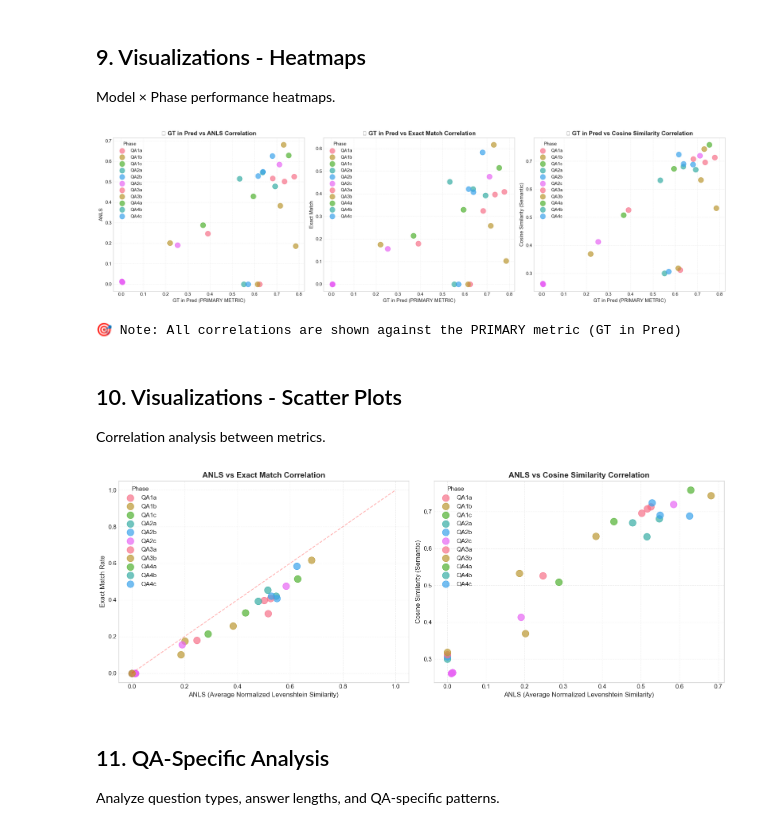
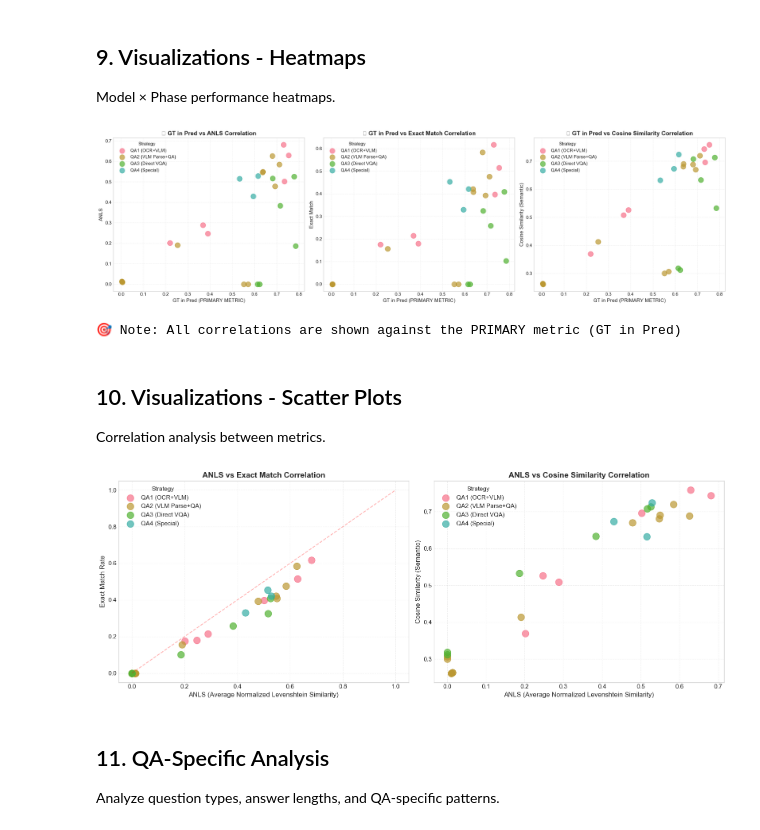
Before and after one commit to kenza-ily/disco, a Jupyter notebook: ocr_vs_vlm/results/4_notebooks/by_dataset/qa_infographicvqa.ipynb, the cells around one changed output. Saved outputs shown, nothing was run; the diff lists cells and outputs as text; code cells hidden in the pictures.

```diff
--- a/ocr_vs_vlm/results/4_notebooks/by_dataset/qa_infographicvqa.ipynb
+++ b/ocr_vs_vlm/results/4_notebooks/by_dataset/qa_infographicvqa.ipynb
@@ -837,7 +882,7 @@ print("Calculating per-sample metrics for box plots (using only valid rows)...")
 for phase, df in phase_dfs.items():
     pred_cols = [col for col in df.columns if col.startswith('prediction_')]
 
-    for pred_col in tqdm(pred_cols, desc=f"Phase {phase}", leave=False):
+    for pred_col in tqdm(pred_cols, desc=f"Strategy {phase}", leave=False):
         model = pred_col.replace('prediction_', '')
         err_col = f'error_{model}'
 
@@ -853,7 +898,7 @@ for phase, df in phase_dfs.items():
             )
 
             sample_metrics_data.append({
-                'Phase': phase,
+                'Strategy': phase,
                 'Model': model,
                 'GT in Pred': metrics['gt_in_pred'],  # PRIMARY METRIC
                 'ANLS': metrics['anls'],
@@ -881,7 +926,7 @@ for idx, metric in enumerate(metrics_for_boxplot):
         ordered=True
     )
 
-    sns.boxplot(data=sample_metrics_df_sorted, x='Model', y=metric, hue='Phase', ax=ax, palette='Set2')
+    sns.boxplot(data=sample_metrics_df_sorted, x='Model', y=metric, hue='Strategy', ax=ax, palette='Set2')
 
     # Emphasize primary metric
     title_prefix = "🎯 PRIMARY: " if metric == 'GT in Pred' else ""
@@ -892,7 +937,7 @@ for idx, metric in enumerate(metrics_for_boxplot):
     ax.set_ylabel(metric, fontsize=13)
     ax.set_xticklabels([get_model_display_name(t.get_text()) for t in ax.get_xticklabels()], rotation=45, ha='right')
     ax.grid(axis='y', alpha=0.3, linestyle='--')
-    ax.legend(title='Phase', loc='best')
+    ax.legend(title='Strategy', loc='best')
 
 # Hide last subplot if not needed
 if len(metrics_for_boxplot) < 6:
@@ -983,52 +1274,49 @@ Model × Phase performance heatmaps.
 # %%
 # Scatter plots: GT in Pred (PRIMARY) vs other metrics
 fig, axes = plt.subplots(1, 3, figsize=(21, 6))
 
 # GT in Pred vs ANLS
 ax1 = axes[0]
-for phase in summary_df['Phase'].unique():
-    phase_data = summary_df[summary_df['Phase'] == phase]
-    ax1.scatter(phase_data['GT in Pred'], phase_data['ANLS'],
-               s=150, alpha=0.7, label=phase)
-
+for strategy in summary_df['Strategy'].unique():
+    strategy_data = summary_df[summary_df['Strategy'] == strategy]
+    ax1.scatter(strategy_data['GT in Pred'], strategy_data['ANLS'],
+                s=150, alpha=0.7, label=strategy)
 ax1.set_title('🎯 GT in Pred vs ANLS Correlation', fontsize=14, fontweight='bold')
 ax1.set_xlabel('GT in Pred (PRIMARY METRIC)', fontsize=12)
 ax1.set_ylabel('ANLS', fontsize=12)
-ax1.legend(title='Phase', loc='best')
+ax1.legend(title='Strategy', loc='best')
 ax1.grid(alpha=0.3, linestyle='--')
 
 # GT in Pred vs Exact Match
 ax2 = axes[1]
-for phase in summary_df['Phase'].unique():
-    phase_data = summary_df[summary_df['Phase'] == phase]
-    ax2.scatter(phase_data['GT in Pred'], phase_data['Exact Match'],
-               s=150, alpha=0.7, label=phase)
-
+for strategy in summary_df['Strategy'].unique():
+    strategy_data = summary_df[summary_df['Strategy'] == strategy]
+    ax2.scatter(strategy_data['GT in Pred'], strategy_data['Exact Match'],
+                s=150, alpha=0.7, label=strategy)
 ax2.set_title('🎯 GT in Pred vs Exact Match Correlation', fontsize=14, fontweight='bold')
 ax2.set_xlabel('GT in Pred (PRIMARY METRIC)', fontsize=12)
 ax2.set_ylabel('Exact Match', fontsize=12)
-ax2.legend(title='Phase', loc='best')
+ax2.legend(title='Strategy', loc='best')
 ax2.grid(alpha=0.3, linestyle='--')
 
 # GT in Pred vs Cosine Similarity
 ax3 = axes[2]
-for phase in summary_df['Phase'].unique():
-    phase_data = summary_df[summary_df['Phase'] == phase]
-    ax3.scatter(phase_data['GT in Pred'], phase_data['Cosine Similarity'],
-               s=150, alpha=0.7, label=phase)
-
+for strategy in summary_df['Strategy'].unique():
+    strategy_data = summary_df[summary_df['Strategy'] == strategy]
+    ax3.scatter(strategy_data['GT in Pred'], strategy_data['Cosine Similarity'],
+                s=150, alpha=0.7, label=strategy)
 ax3.set_title('🎯 GT in Pred vs Cosine Similarity Correlation', fontsize=14, fontweight='bold')
 ax3.set_xlabel('GT in Pred (PRIMARY METRIC)', fontsize=12)
 ax3.set_ylabel('Cosine Similarity (Semantic)', fontsize=12)
-ax3.legend(title='Phase', loc='best')
+ax3.legend(title='Strategy', loc='best')
 ax3.grid(alpha=0.3, linestyle='--')
 
 plt.tight_layout()
 plt.show()
 
 print("\n🎯 Note: All correlations are shown against the PRIMARY metric (GT in Pred)")
 # %% [output]
-[figure, old version]
+[figure, new version]
 🎯 Note: All correlations are shown against the PRIMARY metric (GT in Pred)
 # %% [markdown]
 ## 10. Visualizations - Scatter Plots
@@ -1040,35 +1328,33 @@ fig, axes = plt.subplots(1, 2, figsize=(16, 6))
 
 # ANLS vs Exact Match
 ax1 = axes[0]
-for phase in summary_df['Phase'].unique():
-    phase_data = summary_df[summary_df['Phase'] == phase]
-    ax1.scatter(phase_data['ANLS'], phase_data['Exact Match'],
-               s=150, alpha=0.7, label=phase)
-
+for strategy in summary_df['Strategy'].unique():
+    strategy_data = summary_df[summary_df['Strategy'] == strategy]
+    ax1.scatter(strategy_data['ANLS'], strategy_data['Exact Match'],
+                s=150, alpha=0.7, label=strategy)
 ax1.set_title('ANLS vs Exact Match Correlation', fontsize=14, fontweight='bold')
 ax1.set_xlabel('ANLS (Average Normalized Levenshtein Similarity)', fontsize=12)
 ax1.set_ylabel('Exact Match Rate', fontsize=12)
-ax1.legend(title='Phase', loc='best')
+ax1.legend(title='Strategy', loc='best')
 ax1.grid(alpha=0.3, linestyle='--')
 ax1.plot([0, 1], [0, 1], 'r--', alpha=0.3, label='ANLS=EM')
 
 # ANLS vs Cosine Similarity
 ax2 = axes[1]
-for phase in summary_df['Phase'].unique():
-    phase_data = summary_df[summary_df['Phase'] == phase]
-    ax2.scatter(phase_data['ANLS'], phase_data['Cosine Similarity'],
-               s=150, alpha=0.7, label=phase)
-
+for strategy in summary_df['Strategy'].unique():
+    strategy_data = summary_df[summary_df['Strategy'] == strategy]
+    ax2.scatter(strategy_data['ANLS'], strategy_data['Cosine Similarity'],
+                s=150, alpha=0.7, label=strategy)
 ax2.set_title('ANLS vs Cosine Similarity Correlation', fontsize=14, fontweight='bold')
 ax2.set_xlabel('ANLS (Average Normalized Levenshtein Similarity)', fontsize=12)
 ax2.set_ylabel('Cosine Similarity (Semantic)', fontsize=12)
-ax2.legend(title='Phase', loc='best')
+ax2.legend(title='Strategy', loc='best')
 ax2.grid(alpha=0.3, linestyle='--')
 
 plt.tight_layout()
 plt.show()
 # %% [output]
-[figure, old version]
+[figure, new version]
 # %% [markdown]
 ## 11. QA-Specific Analysis
 
```
Also changed, not shown: parts of 12 cells of this notebook, 27 other files.
